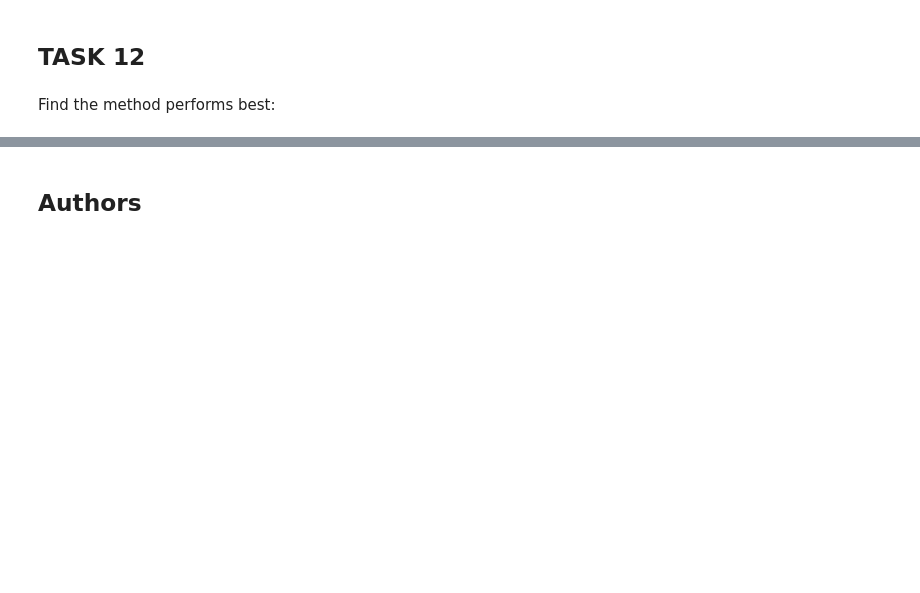
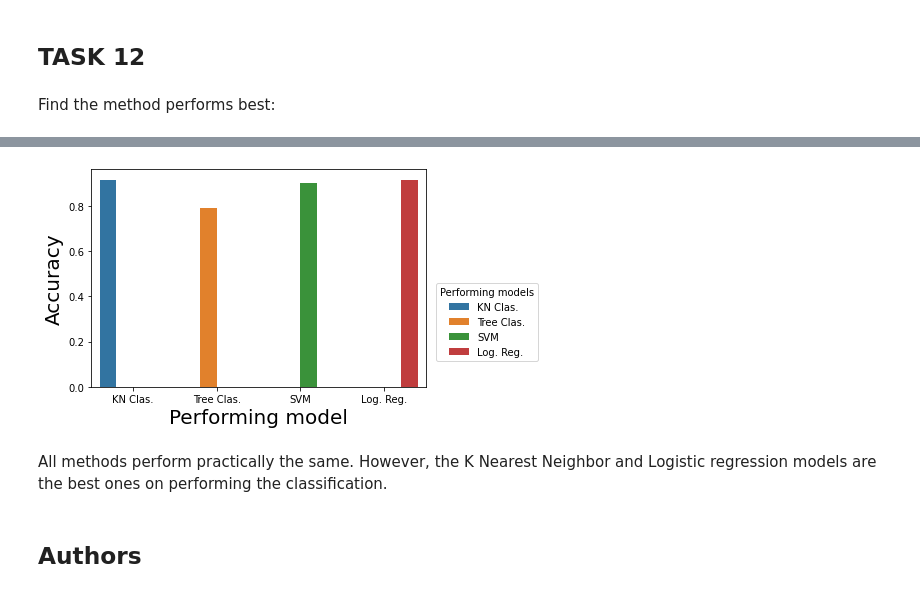
Before and after one commit to fredescosa/Applied-Data-Science-Capstone, a Jupyter notebook: Machine Learning Prediction lab.ipynb, the cells around one changed output, grey strips where cells are left out. Saved outputs shown, nothing was run; the diff lists cells and outputs as text; code cells hidden in the pictures; blank space fills up the shorter version.

```diff
--- a/Machine Learning Prediction lab.ipynb
+++ b/Machine Learning Prediction lab.ipynb
@@ -211,3 +211,8 @@ svm = SVC()
+# %%
+parameters = {'kernel': ['sigmoid'],
+              'C': [1.0],
+              'gamma':[0.03162277660168379]}
+svm = SVC()
 # %%
 svm_cv= GridSearchCV(svm, parameters, cv=10)
 svm_cv.fit(X, Y)
@@ -255,3 +257,12 @@ tree = DecisionTreeClassifier()
+# %%
+parameters = {'criterion': ['gini'],
+     'splitter': ['best'],
+     'max_depth': [10],
+     'max_features': ['auto'],
+     'min_samples_leaf': [4],
+     'min_samples_split': [5]}
+
+tree = DecisionTreeClassifier()
 # %%
 tree_cv= GridSearchCV(tree, parameters, cv=10)
 tree_cv.fit(X, Y)
@@ -297,3 +305,9 @@ KNN = KNeighborsClassifier()
+# %%
+parameters = {'n_neighbors': [5],
+              'algorithm': ['auto'],
+              'p': [1]}
+
+KNN = KNeighborsClassifier()
 # %%
 knn_cv= GridSearchCV(KNN, parameters, cv=10)
 knn_cv.fit(X, Y)
@@ -331,0 +342,5 @@ All methods perform practically the same.
+# %%
+score_data = {"Type of predictive model":["KN Clas.", "Tree Clas.", "SVM", "Log. Reg."], "Score":[knn_cv.score(X_train, Y_train), tree_cv.score(X_train, Y_train), svm_cv.score(X_train, Y_train), logreg_cv.score(X_train, Y_train)]};
+score_df = pd.DataFrame(data=score_data)
+score_df
+#grouped_score_df=score_df.groupby(['Type of predictive model'])
@@ -332,3 +353,14 @@ All methods perform practically the same.
+# %%
+
+sns.barplot(y="Score", x="Type of predictive model", hue="Type of predictive model", data=score_df)
+plt.xlabel("Performing model",fontsize=20)
+plt.ylabel("Accuracy",fontsize=20)
+plt.legend(title= "Performing models", loc="best", bbox_to_anchor=(0.85, 0., 0.5, 0.5))
+plt.show()
+# %% [output]
+[figure, added]
+# %% [markdown]
+All methods perform practically the same. However, the K Nearest Neighbor and Logistic regression models are the best ones on performing the classification.
 # %% [markdown]
 ## Authors
 # %% [markdown]
```
Also changed, not shown: parts of 11 cells of this notebook.
